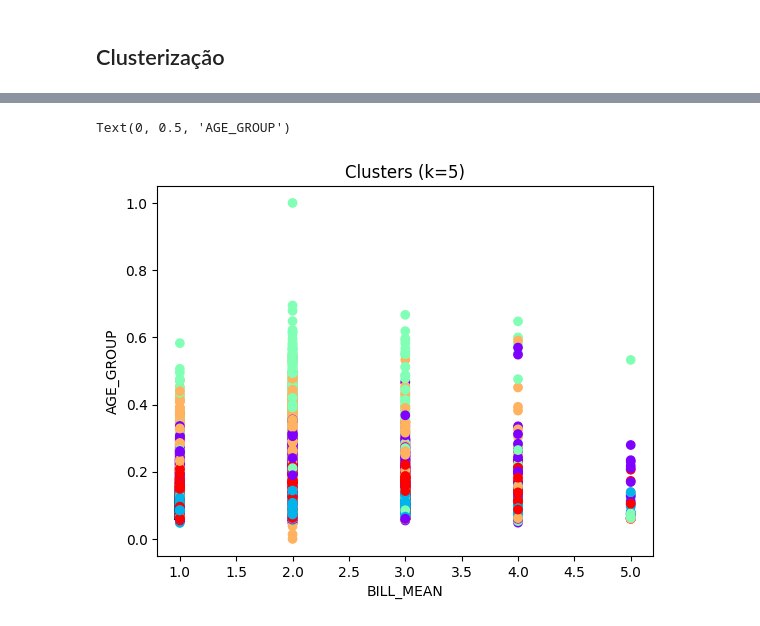
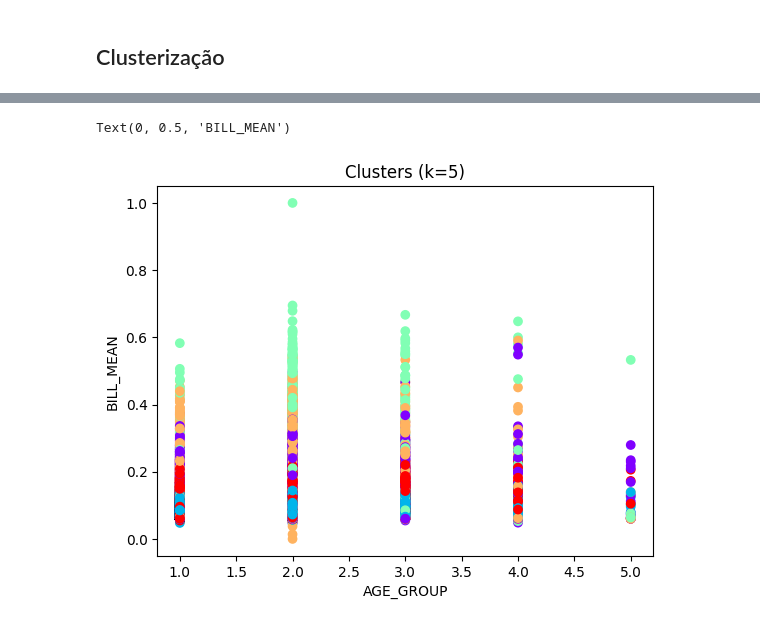
Before and after one commit to ArthurF36/Credit_Card_CD, a Jupyter notebook: notebook/Credit_Card_Clients.ipynb, the cells around one changed output, grey strips where cells are left out. Drawn from its saved outputs; the diff is of its cells as text; code cells hidden in the pictures.

```diff
--- a/notebook/Credit_Card_Clients.ipynb
+++ b/notebook/Credit_Card_Clients.ipynb
@@ -315,9 +315,9 @@ array([[ 1.52077424e+04,  2.16642768e+05,  1.64666459e+00,
 # %%
 #Plota o gráfico de dispersão observando BILL_MEAN e AGE_GROUP para k=5
 plt.scatter(df_X['AGE_GROUP'], df_X['BILL_MEAN'], c = y_kmeans5, cmap='rainbow')
 plt.title('Clusters (k=5)')
-plt.xlabel('BILL_MEAN')
-plt.ylabel('AGE_GROUP')
+plt.xlabel('AGE_GROUP')
+plt.ylabel('BILL_MEAN')
 # %% [output]
-Text(0, 0.5, 'AGE_GROUP')
+Text(0, 0.5, 'BILL_MEAN')
-[figure, old version]
+[figure, new version]
```
